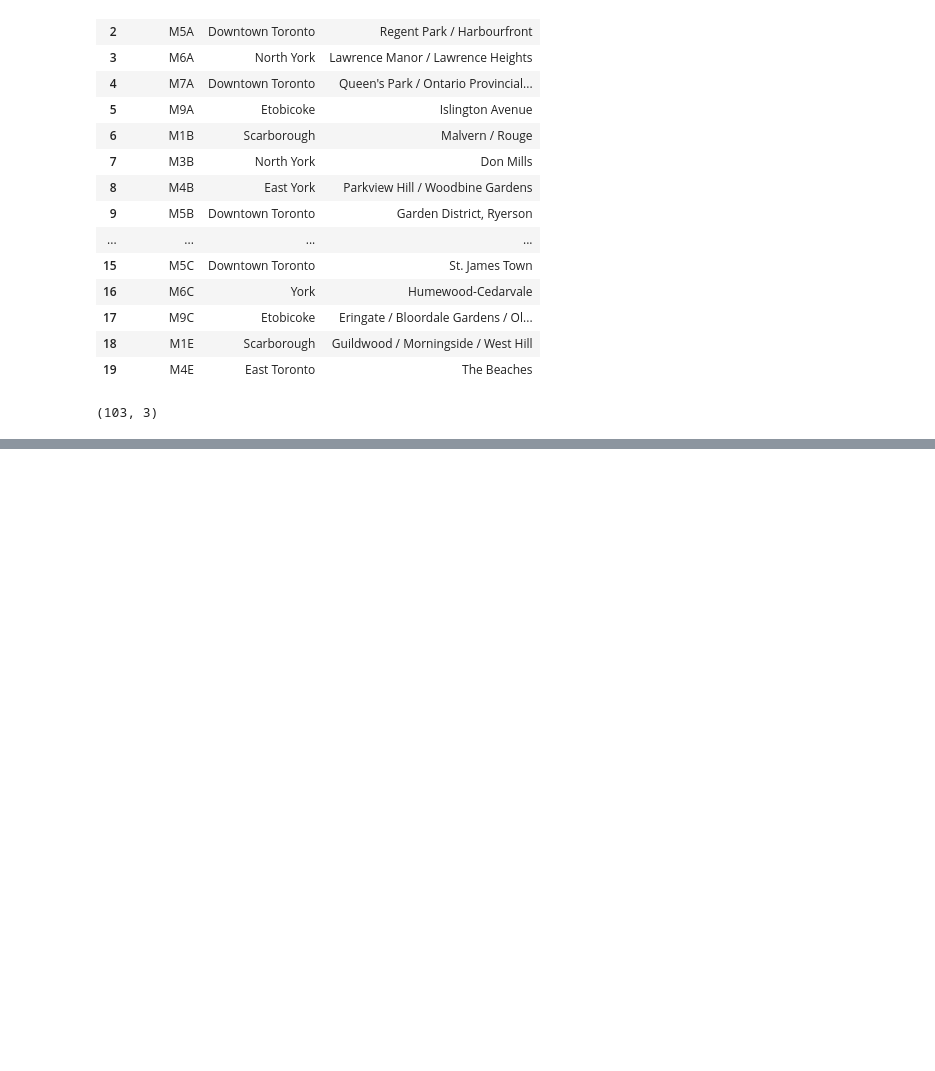
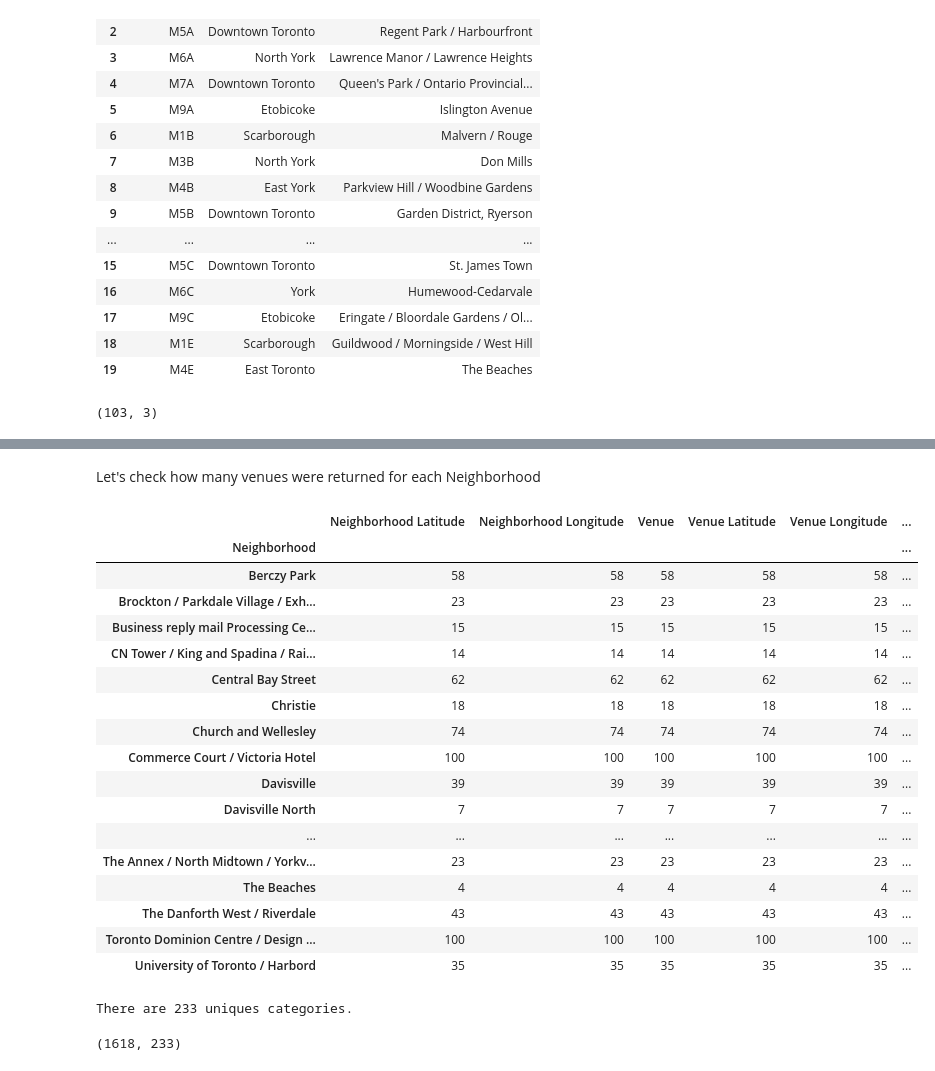
Before and after one commit to sirprabin/segmenting-and-Clustering-neighborhood-in-Toronto, a Jupyter notebook: Explore and Cluster the Neighborhood in Toronto.ipynb, the cells around one changed output, grey strips where cells are left out. Drawn from its saved outputs; the diff is of its cells as text; code cells hidden in the pictures; blank space fills up the shorter version.

```diff
--- a/Explore and Cluster the Neighborhood in Toronto.ipynb
+++ b/Explore and Cluster the Neighborhood in Toronto.ipynb
@@ -96,0 +125,7 @@ df1.shape
+# %%
+geo_df.rename(columns={'Postal Code':'Postalcode'},inplace=True)
+geo_merged = pd.merge(geo_df, df1, on='Postalcode')
+
+#Merged df1 and geo_merged Dataframes
+geo_data=geo_merged[['Postalcode','Borough','Neighborhood','Latitude','Longitude']]
+geo_data.head(12)
@@ -96,0 +176,5 @@ df1.shape
+# %%
+#Work with only boroughs that contain the word Toronto
+#Generate Toronto DataFrame
+toronto_data=geo_data[geo_data['Borough'].str.contains("Toronto")]
+toronto_data.head()
@@ -96,0 +190,9 @@ df1.shape
+# %%
+
+CLIENT_ID = '43A5NRTRNT3AFON1XV2WYDJIGIOCPVYYZ1HRZU303OPW1SAO' # your Foursquare ID
+CLIENT_SECRET = 'JXPVNKGR3FWE0U0BOZYS4HBWA5FSO4IAH0NVWMST0QRNBW1V' # your Foursquare Secret
+VERSION = '20180605' # Foursquare API version
+
+print('Your credentails:')
+print('CLIENT_ID: ' + CLIENT_ID)
+print('CLIENT_SECRET:' + CLIENT_SECRET)
@@ -96,0 +248,5 @@ df1.shape
+# %%
+toronto_venues = getNearbyVenues(names=toronto_data['Neighborhood'],
+                                   latitudes=toronto_data['Latitude'],
+                                   longitudes=toronto_data['Longitude']
+                                  )
@@ -96,0 +280,36 @@ df1.shape
+# %% [markdown]
+Let's check how many venues were returned for each Neighborhood
+# %%
+toronto_venues.groupby('Neighborhood').count()
+# %% [output]
+|  | Neighborhood Latitude | Neighborhood Longitude | Venue | Venue Latitude | Venue Longitude | ... |
+| Neighborhood |  |  |  |  |  | ... |
+| Berczy Park | 58 | 58 | 58 | 58 | 58 | ... |
+| Brockton / Parkdale Village / Exh... | 23 | 23 | 23 | 23 | 23 | ... |
+| Business reply mail Processing Ce... | 15 | 15 | 15 | 15 | 15 | ... |
+| CN Tower / King and Spadina / Rai... | 14 | 14 | 14 | 14 | 14 | ... |
+| Central Bay Street | 62 | 62 | 62 | 62 | 62 | ... |
+| Christie | 18 | 18 | 18 | 18 | 18 | ... |
+| Church and Wellesley | 74 | 74 | 74 | 74 | 74 | ... |
+| Commerce Court / Victoria Hotel | 100 | 100 | 100 | 100 | 100 | ... |
+| Davisville | 39 | 39 | 39 | 39 | 39 | ... |
+| Davisville North | 7 | 7 | 7 | 7 | 7 | ... |
+| ... | ... | ... | ... | ... | ... | ... |
+| The Annex / North Midtown / Yorkv... | 23 | 23 | 23 | 23 | 23 | ... |
+| The Beaches | 4 | 4 | 4 | 4 | 4 | ... |
+| The Danforth West / Riverdale | 43 | 43 | 43 | 43 | 43 | ... |
+| Toronto Dominion Centre / Design ... | 100 | 100 | 100 | 100 | 100 | ... |
+| University of Toronto / Harbord | 35 | 35 | 35 | 35 | 35 | ... |
+# %%
+#Print how many unique venue categories are returned
+print('There are {} uniques categories.'.format(len(toronto_venues['Venue Category'].unique())))
+# %% [output]
+There are 233 uniques categories.
+# %%
+# one hot encoding
+toronto_onehot = pd.get_dummies(toronto_venues[['Venue Category']], prefix="", prefix_sep="")
+toronto_onehot.drop(['Neighborhood'],axis=1,inplace=True)
+toronto_onehot.insert(loc=0, column='Neighborhood', value=toronto_venues['Neighborhood'] )
+toronto_onehot.shape
+# %% [output]
+(1618, 233)
```
Also changed, not shown: parts of 30 cells of this notebook.
